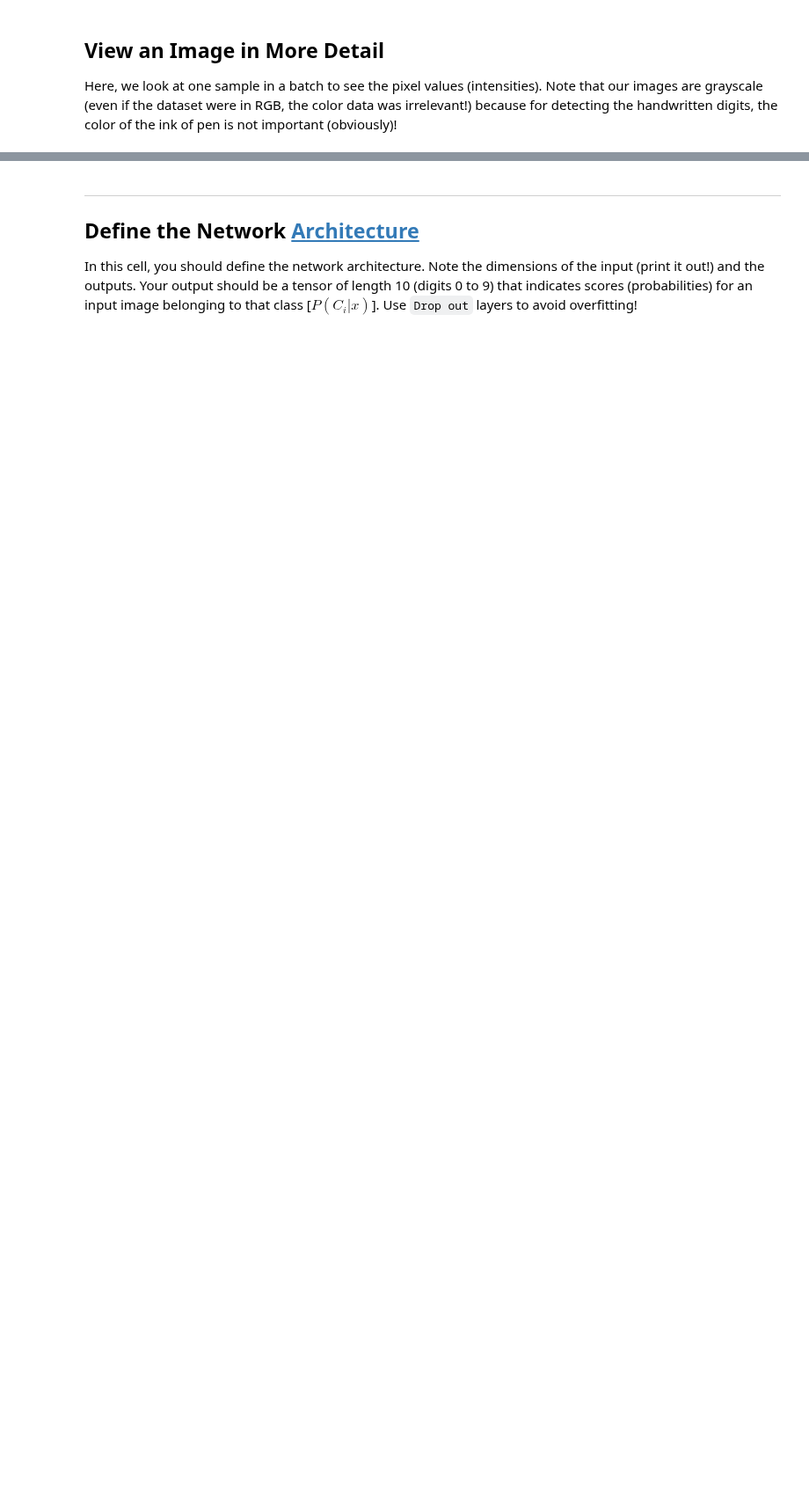
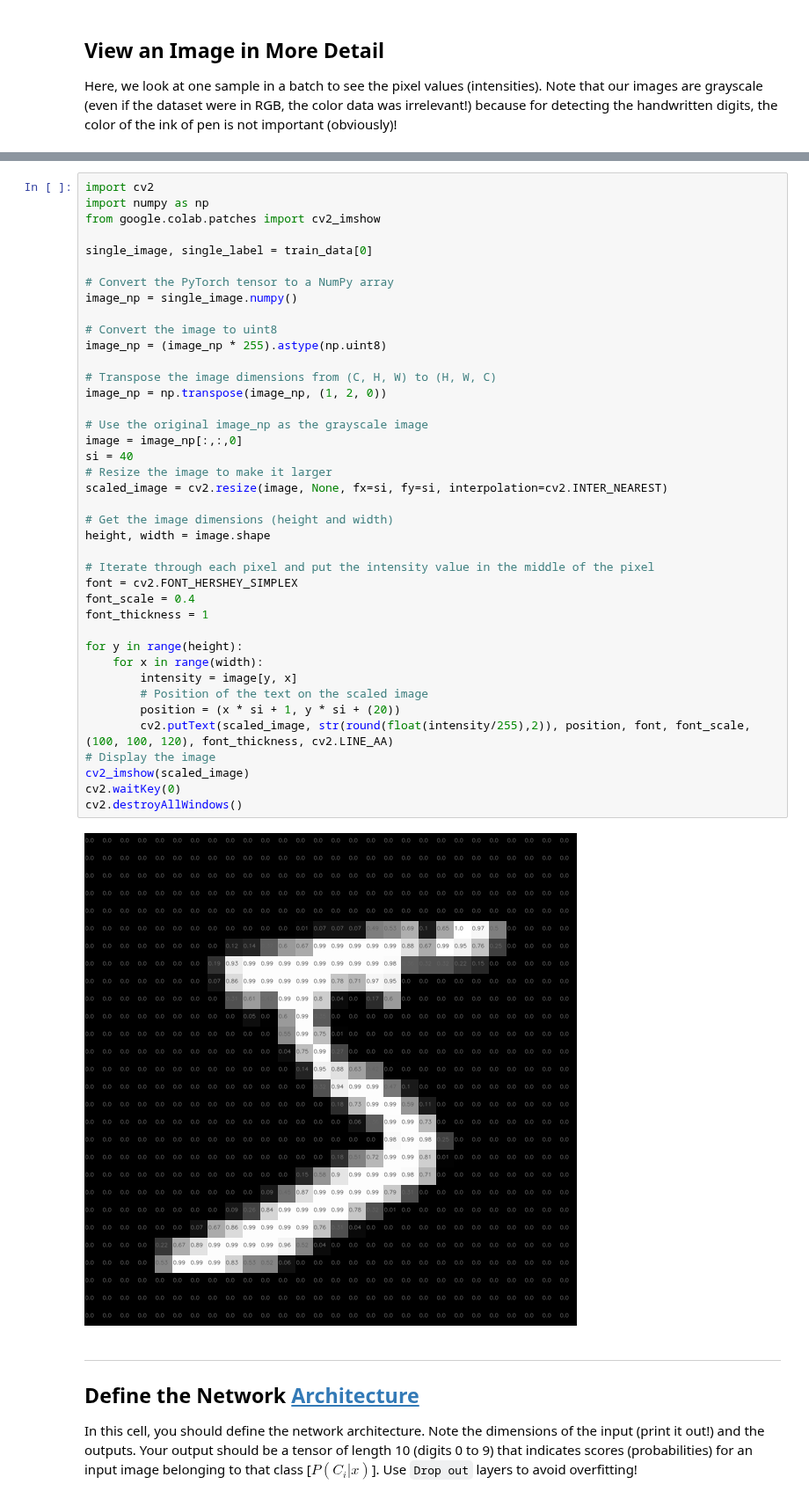
Before and after one commit to bigwhoman/AI-Spring-2023, a Jupyter notebook: HW8/CE_417_2_Spring23_HW8/Practical/MLP.ipynb, the cells around one changed output, grey strips where cells are left out. Shown at 88% size. Cells and saved outputs as stored; diff of their text form; blank space fills up the shorter version.

```diff
--- a/HW8/CE_417_2_Spring23_HW8/Practical/MLP.ipynb
+++ b/HW8/CE_417_2_Spring23_HW8/Practical/MLP.ipynb
@@ -95,3 +118,45 @@ Here, we look at one sample in a batch to see the pixel values (intensities). No
+# %%
+import cv2
+import numpy as np
+from google.colab.patches import cv2_imshow
+
+single_image, single_label = train_data[0]
+
+# Convert the PyTorch tensor to a NumPy array
+image_np = single_image.numpy()
+
+# Convert the image to uint8
+image_np = (image_np * 255).astype(np.uint8)
+
+# Transpose the image dimensions from (C, H, W) to (H, W, C)
+image_np = np.transpose(image_np, (1, 2, 0))
+
+# Use the original image_np as the grayscale image
+image = image_np[:,:,0]
+si = 40
+# Resize the image to make it larger
+scaled_image = cv2.resize(image, None, fx=si, fy=si, interpolation=cv2.INTER_NEAREST)
+
+# Get the image dimensions (height and width)
+height, width = image.shape
+
+# Iterate through each pixel and put the intensity value in the middle of the pixel
+font = cv2.FONT_HERSHEY_SIMPLEX
+font_scale = 0.4
+font_thickness = 1
+
+for y in range(height):
+    for x in range(width):
+        intensity = image[y, x]
+        # Position of the text on the scaled image
+        position = (x * si + 1, y * si + (20))
+        cv2.putText(scaled_image, str(round(float(intensity/255),2)), position, font, font_scale, (100, 100, 120), font_thickness, cv2.LINE_AA)
+# Display the image
+cv2_imshow(scaled_image)
+cv2.waitKey(0)
+cv2.destroyAllWindows()
+# %% [output]
+[figure, added]
 # %% [markdown]
 ---
 ## Define the Network [Architecture](http://pytorch.org/docs/stable/nn.html)
```
Also changed, not shown: parts of 16 cells of this notebook.
